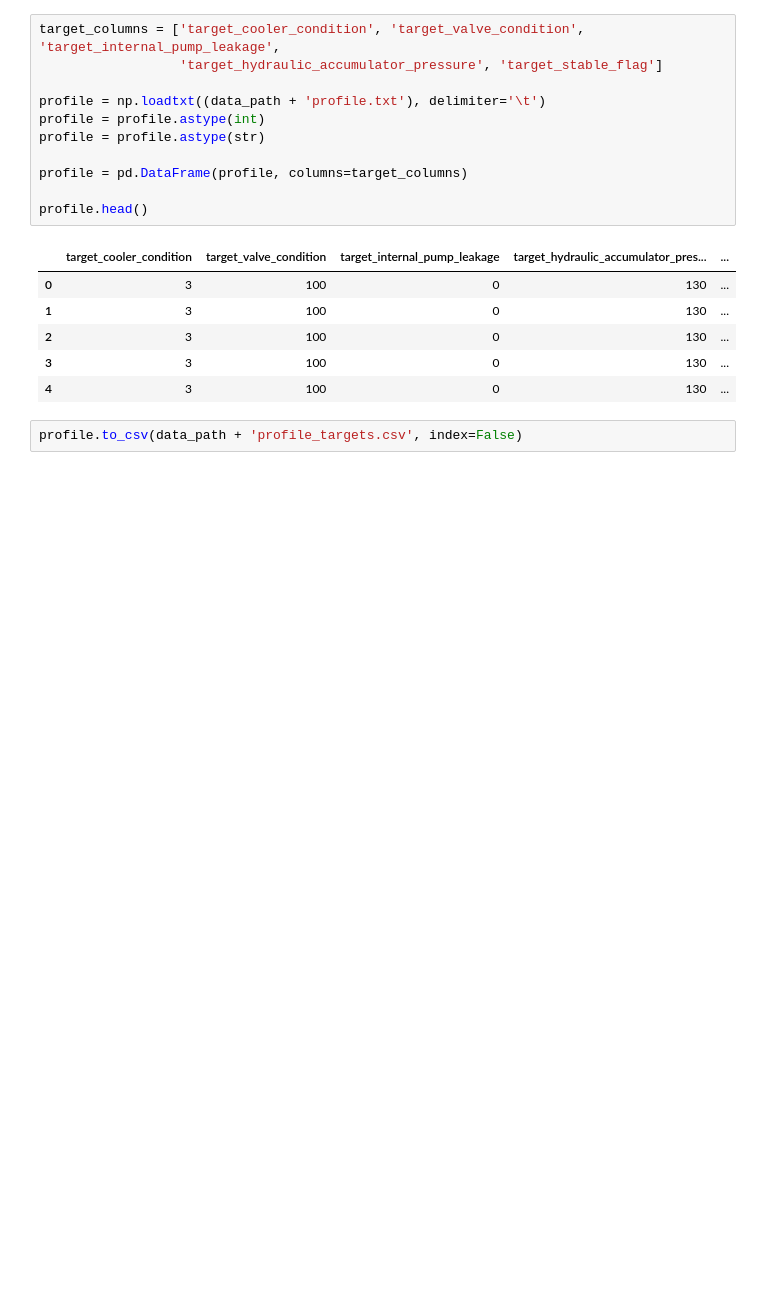
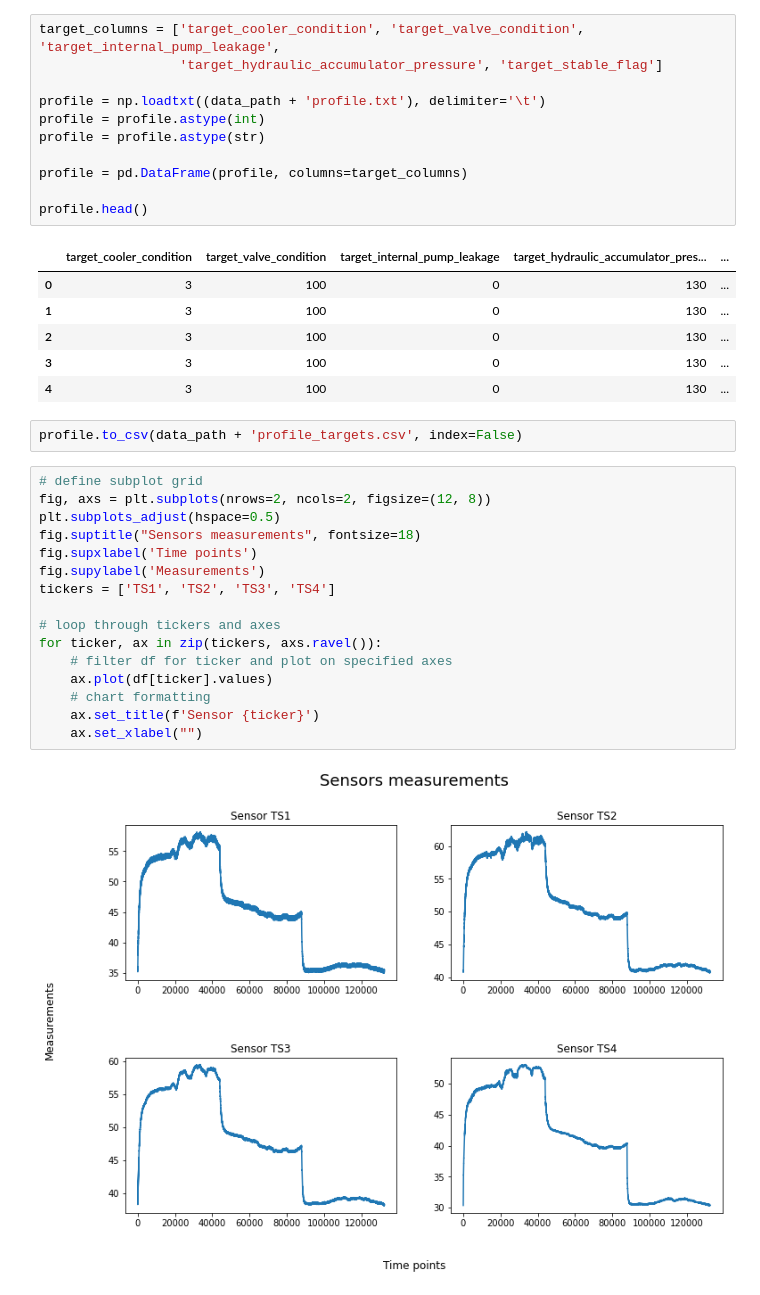
Before and after one commit to shamilnabiyev/automl-time-series, a Jupyter notebook: notebooks/hydraulic-system-data-preprocessing.ipynb, the cells around one changed output. Drawn from its saved outputs; the diff is of its cells as text; blank space fills up the shorter version.

Commit message:
Added new plots

```diff
--- a/notebooks/hydraulic-system-data-preprocessing.ipynb
+++ b/notebooks/hydraulic-system-data-preprocessing.ipynb
@@ -186,3 +186,21 @@ profile.head()
 | 4 | 3 | 100 | 0 | 130 | ... |
 # %%
 profile.to_csv(data_path + 'profile_targets.csv', index=False)
+# %%
+# define subplot grid
+fig, axs = plt.subplots(nrows=2, ncols=2, figsize=(12, 8))
+plt.subplots_adjust(hspace=0.5)
+fig.suptitle("Sensors measurements", fontsize=18)
+fig.supxlabel('Time points')
+fig.supylabel('Measurements')
+tickers = ['TS1', 'TS2', 'TS3', 'TS4']
+
+# loop through tickers and axes
+for ticker, ax in zip(tickers, axs.ravel()):
+    # filter df for ticker and plot on specified axes
+    ax.plot(df[ticker].values)
+    # chart formatting
+    ax.set_title(f'Sensor {ticker}')
+    ax.set_xlabel("")
+# %% [output]
+[figure, added]
```
Also changed, not shown: parts of 2 cells of this notebook.
